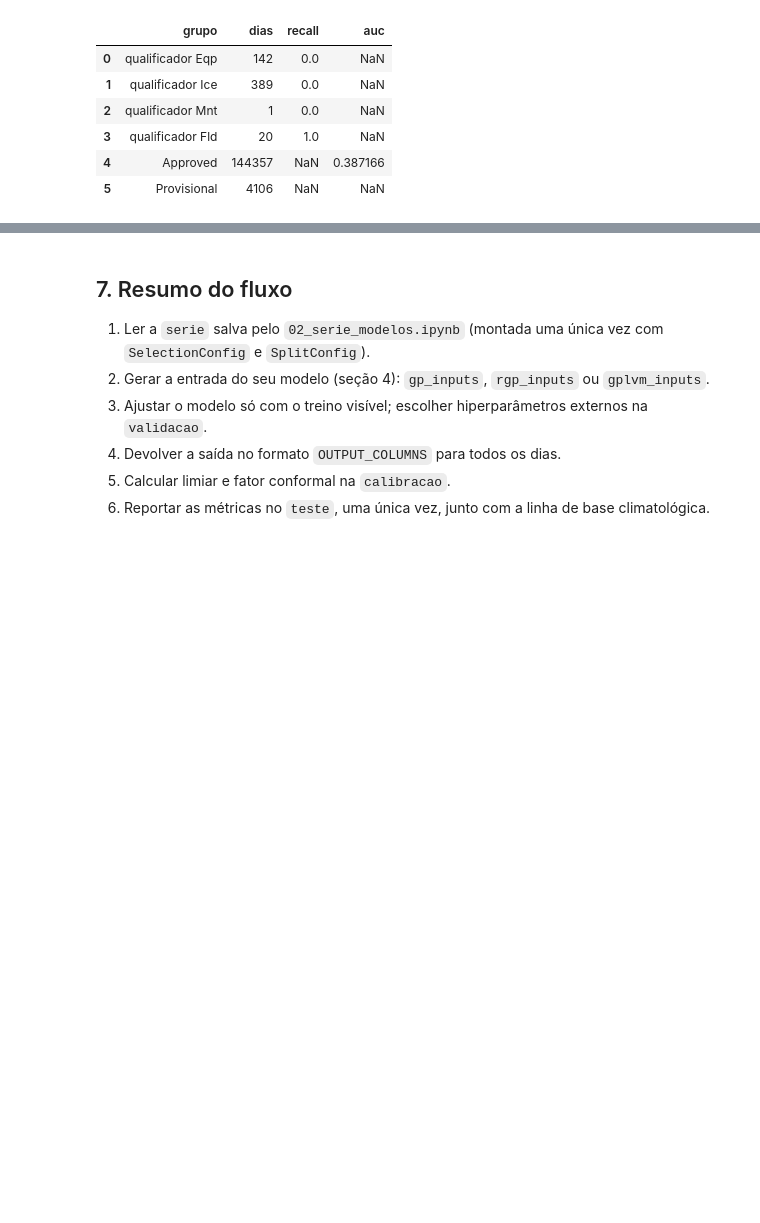
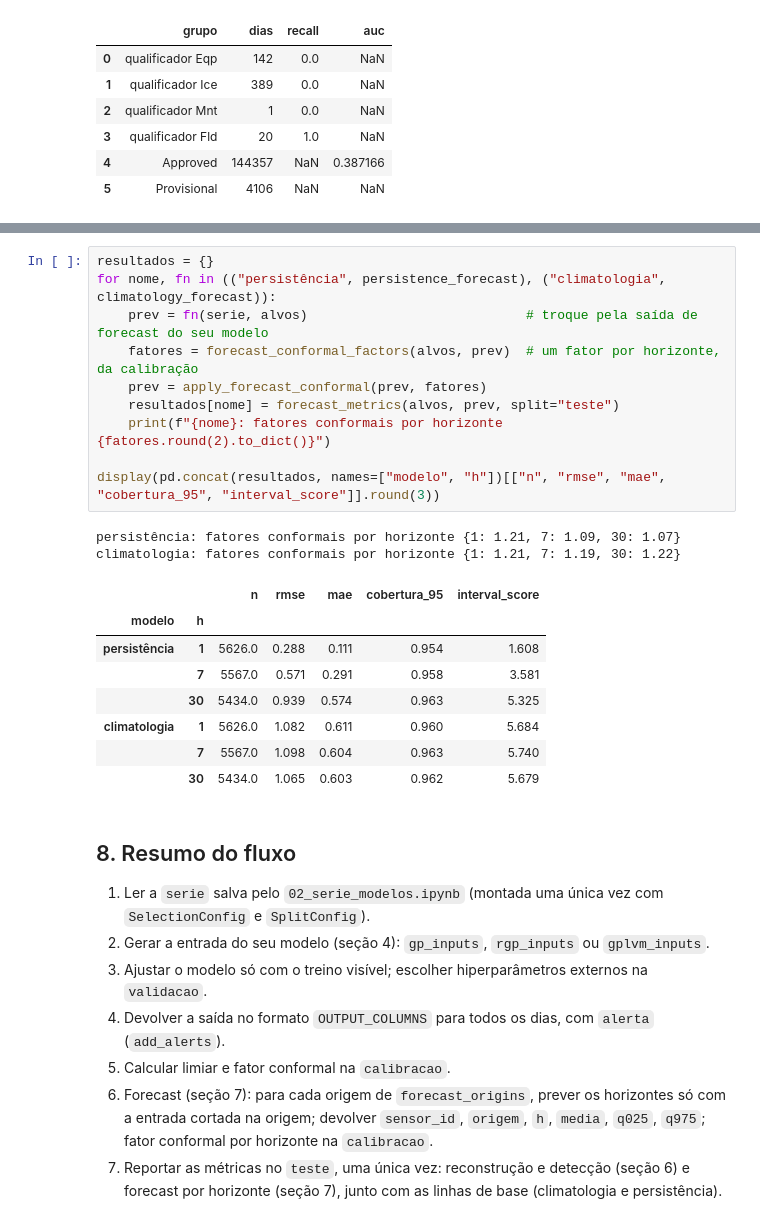
Before and after one commit to KaylanyMeneses/usgs_streamflow, a Jupyter notebook: notebooks/03_guia_bases_modelos.ipynb, the cells around one changed output, grey strips where cells are left out. Saved outputs shown, nothing was run; the diff lists cells and outputs as text; blank space fills up the shorter version.

```diff
--- a/notebooks/03_guia_bases_modelos.ipynb
+++ b/notebooks/03_guia_bases_modelos.ipynb
@@ -647,9 +771,31 @@ display(detection_by_group(serie, out, limiar, split="teste"))
+# %%
+resultados = {}
+for nome, fn in (("persistência", persistence_forecast), ("climatologia", climatology_forecast)):
+    prev = fn(serie, alvos)                            # troque pela saída de forecast do seu modelo
+    fatores = forecast_conformal_factors(alvos, prev)  # um fator por horizonte, da calibração
+    prev = apply_forecast_conformal(prev, fatores)
+    resultados[nome] = forecast_metrics(alvos, prev, split="teste")
+    print(f"{nome}: fatores conformais por horizonte {fatores.round(2).to_dict()}")
+
+display(pd.concat(resultados, names=["modelo", "h"])[["n", "rmse", "mae", "cobertura_95", "interval_score"]].round(3))
+# %% [output]
+persistência: fatores conformais por horizonte {1: 1.21, 7: 1.09, 30: 1.07}
+climatologia: fatores conformais por horizonte {1: 1.21, 7: 1.19, 30: 1.22}
+|  |  | n | rmse | mae | cobertura_95 | interval_score |
+| modelo | h |  |  |  |  |  |
+| persistência | 1 | 5626.0 | 0.288 | 0.111 | 0.954 | 1.608 |
+|  | 7 | 5567.0 | 0.571 | 0.291 | 0.958 | 3.581 |
+|  | 30 | 5434.0 | 0.939 | 0.574 | 0.963 | 5.325 |
+| climatologia | 1 | 5626.0 | 1.082 | 0.611 | 0.960 | 5.684 |
+|  | 7 | 5567.0 | 1.098 | 0.604 | 0.963 | 5.740 |
+|  | 30 | 5434.0 | 1.065 | 0.603 | 0.962 | 5.679 |
 # %% [markdown]
-## 7. Resumo do fluxo
+## 8. Resumo do fluxo
 
 1. Ler a `serie` salva pelo `02_serie_modelos.ipynb` (montada uma única vez com `SelectionConfig` e `SplitConfig`).
 2. Gerar a entrada do seu modelo (seção 4): `gp_inputs`, `rgp_inputs` ou `gplvm_inputs`.
 3. Ajustar o modelo só com o treino visível; escolher hiperparâmetros externos na `validacao`.
-4. Devolver a saída no formato `OUTPUT_COLUMNS` para todos os dias.
+4. Devolver a saída no formato `OUTPUT_COLUMNS` para todos os dias, com `alerta` (`add_alerts`).
 5. Calcular limiar e fator conformal na `calibracao`.
-6. Reportar as métricas no `teste`, uma única vez, junto com a linha de base climatológica.
+6. Forecast (seção 7): para cada origem de `forecast_origins`, prever os horizontes só com a entrada cortada na origem; devolver `sensor_id`, `origem`, `h`, `media`, `q025`, `q975`; fator conformal por horizonte na `calibracao`.
+7. Reportar as métricas no `teste`, uma única vez: reconstrução e detecção (seção 6) e forecast por horizonte (seção 7), junto com as linhas de base (climatologia e persistência).
```
Also changed, not shown: parts of 12 cells of this notebook, 10 other files.
